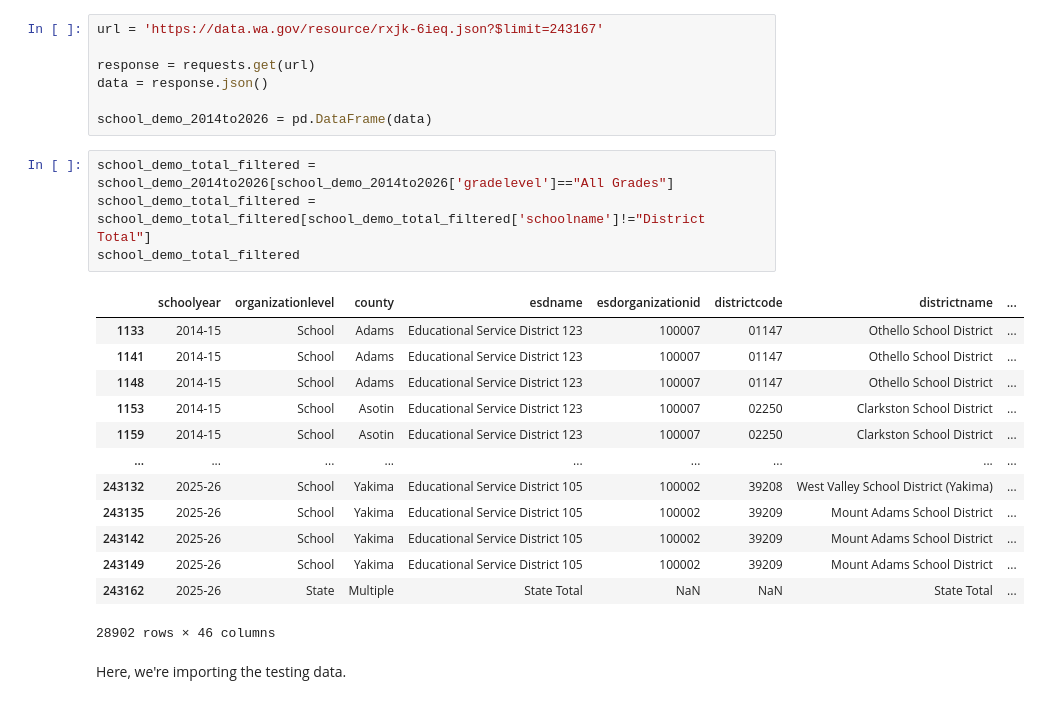
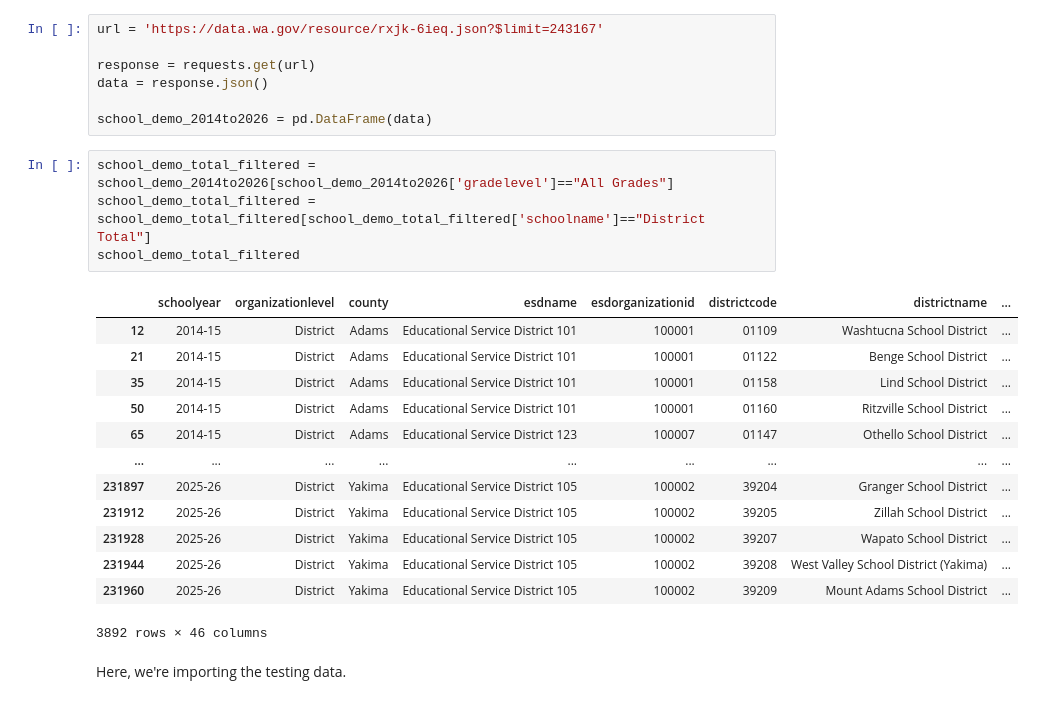
Before and after one commit to jamilditter/washington_education, a Jupyter notebook: DataCleaning.ipynb, the cells around one changed output. Cells and saved outputs as stored; diff of their text form.

```diff
--- a/DataCleaning.ipynb
+++ b/DataCleaning.ipynb
@@ -12,22 +13,22 @@ data = response.json()
 school_demo_2014to2026 = pd.DataFrame(data)
 # %%
 school_demo_total_filtered = school_demo_2014to2026[school_demo_2014to2026['gradelevel']=="All Grades"]
-school_demo_total_filtered = school_demo_total_filtered[school_demo_total_filtered['schoolname']!="District Total"]
+school_demo_total_filtered = school_demo_total_filtered[school_demo_total_filtered['schoolname']=="District Total"]
 school_demo_total_filtered
 # %% [output]
 |  | schoolyear | organizationlevel | county | esdname | esdorganizationid | districtcode | districtname | ... |
-| 1133 | 2014-15 | School | Adams | Educational Service District 123 | 100007 | 01147 | Othello School District | ... |
-| 1141 | 2014-15 | School | Adams | Educational Service District 123 | 100007 | 01147 | Othello School District | ... |
-| 1148 | 2014-15 | School | Adams | Educational Service District 123 | 100007 | 01147 | Othello School District | ... |
-| 1153 | 2014-15 | School | Asotin | Educational Service District 123 | 100007 | 02250 | Clarkston School District | ... |
-| 1159 | 2014-15 | School | Asotin | Educational Service District 123 | 100007 | 02250 | Clarkston School District | ... |
+| 12 | 2014-15 | District | Adams | Educational Service District 101 | 100001 | 01109 | Washtucna School District | ... |
+| 21 | 2014-15 | District | Adams | Educational Service District 101 | 100001 | 01122 | Benge School District | ... |
+| 35 | 2014-15 | District | Adams | Educational Service District 101 | 100001 | 01158 | Lind School District | ... |
+| 50 | 2014-15 | District | Adams | Educational Service District 101 | 100001 | 01160 | Ritzville School District | ... |
+| 65 | 2014-15 | District | Adams | Educational Service District 123 | 100007 | 01147 | Othello School District | ... |
 | ... | ... | ... | ... | ... | ... | ... | ... | ... |
-| 243132 | 2025-26 | School | Yakima | Educational Service District 105 | 100002 | 39208 | West Valley School District (Yakima) | ... |
-| 243135 | 2025-26 | School | Yakima | Educational Service District 105 | 100002 | 39209 | Mount Adams School District | ... |
-| 243142 | 2025-26 | School | Yakima | Educational Service District 105 | 100002 | 39209 | Mount Adams School District | ... |
-| 243149 | 2025-26 | School | Yakima | Educational Service District 105 | 100002 | 39209 | Mount Adams School District | ... |
-| 243162 | 2025-26 | State | Multiple | State Total | NaN | NaN | State Total | ... |
+| 231897 | 2025-26 | District | Yakima | Educational Service District 105 | 100002 | 39204 | Granger School District | ... |
+| 231912 | 2025-26 | District | Yakima | Educational Service District 105 | 100002 | 39205 | Zillah School District | ... |
+| 231928 | 2025-26 | District | Yakima | Educational Service District 105 | 100002 | 39207 | Wapato School District | ... |
+| 231944 | 2025-26 | District | Yakima | Educational Service District 105 | 100002 | 39208 | West Valley School District (Yakima) | ... |
+| 231960 | 2025-26 | District | Yakima | Educational Service District 105 | 100002 | 39209 | Mount Adams School District | ... |
-28902 rows × 46 columns
+3892 rows × 46 columns
 # %% [markdown]
 Here, we're importing the testing data.
 # %%
```
Also changed, not shown: parts of 19 cells of this notebook.
